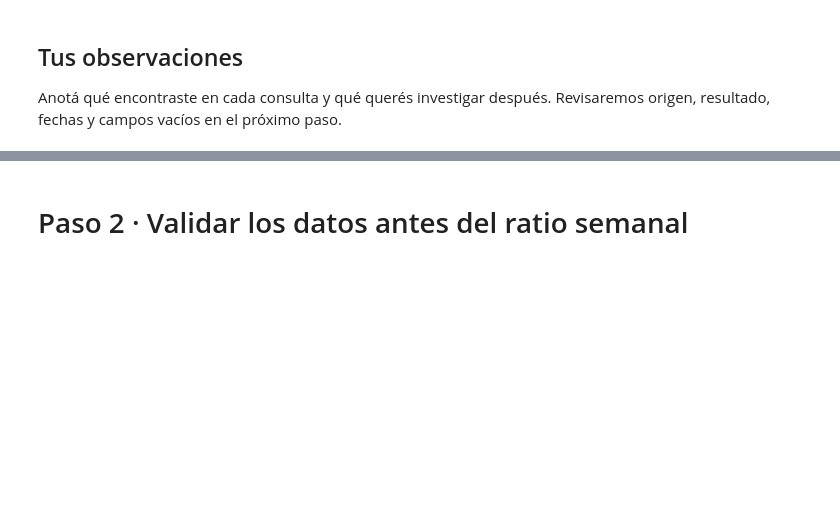
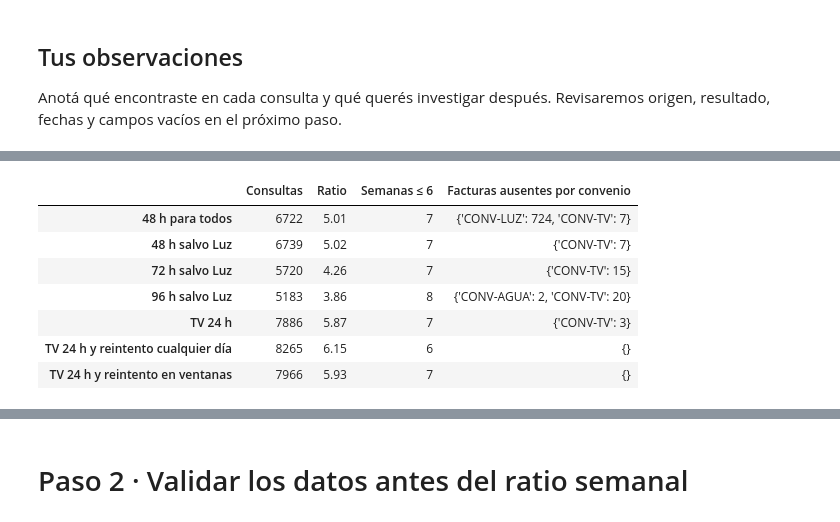
Before and after one commit to DaianaSep/tapi_Challenge, a Jupyter notebook: 01_exploracion_datos.ipynb, the cells around one changed output, grey strips where cells are left out. Cells and saved outputs as stored; diff of their text form; code cells hidden in the pictures; blank space fills up the shorter version.

```diff
--- a/01_exploracion_datos.ipynb
+++ b/01_exploracion_datos.ipynb
@@ -149,0 +289,57 @@ Anotá qué encontraste en cada consulta y qué querés investigar después. Rev
+# %%
+def leer(nombre):
+    with (Path("data") / nombres[nombre]).open() as archivo:
+        return list(csv.DictReader(archivo))
+
+consultas_delta = [r for r in leer("consultas") if r["proveedor"] == "deltapay"]
+convenios = sorted({r["convenio"] for r in consultas_delta})
+pagos_delta = [r for r in leer("pagos") if r["convenio"] in convenios]
+
+def evaluar(intervalo, luz_historica=True, tv=None, ventanas=None, reintento_dias=()):
+    consultas_semana, pagos_semana = Counter(), Counter()
+    primeras, detecciones = {}, {}
+    for convenio in convenios:
+        cc = [r for r in consultas_delta if r["convenio"] == convenio]
+        pp = [r for r in pagos_delta if r["convenio"] == convenio]
+        horas = tv if convenio == "CONV-TV" and tv is not None else intervalo
+        dias = reintento_dias if convenio == "CONV-TV" else ()
+        semanas, original, retenida, _ = simular_estado(cc, pp, horas, ventanas, dias)
+        sin_cambios = luz_historica and convenio == "CONV-LUZ"
+        primeras.update(original)
+        detecciones.update(original if sin_cambios else retenida)
+        for semana, datos in semanas.items():
+            consultas_semana[semana] += datos["observadas"] if sin_cambios else datos["ejecutadas"] + datos["revalidaciones"]
+            pagos_semana[semana] += datos["pagos"]
+    return consultas_semana, pagos_semana, primeras, detecciones
+
+def resumir(resultado, desde, hasta, desde_facturas, hasta_facturas):
+    consultas, pagos, primeras, detecciones = resultado
+    semanas = [s for s in sorted(pagos) if desde <= s <= hasta]
+    q, p = sum(consultas[s] for s in semanas), sum(pagos[s] for s in semanas)
+    ausentes = Counter(k[1] for k,t in primeras.items()
+                       if desde_facturas <= t.date() <= hasta_facturas and k not in detecciones)
+    return q, round(q/p, 2), sum(0 < pagos[s] and consultas[s] <= 6*pagos[s] for s in semanas), dict(ausentes)
+
+base = evaluar(48)
+periodo = (date(2026,8,3), date(2026,10,19), date(2026,8,3), date(2026,10,25))
+escenarios = {
+    "48 h para todos": evaluar(48, luz_historica=False),
+    "48 h salvo Luz": base,
+    "72 h salvo Luz": evaluar(72),
+    "96 h salvo Luz": evaluar(96),
+    "TV 24 h": evaluar(48, tv=24),
+    "TV 24 h y reintento cualquier día": evaluar(48, tv=24, reintento_dias=range(1,32)),
+    "TV 24 h y reintento en ventanas": evaluar(48, tv=24, reintento_dias={5,6,7,20,21,22,23,24}),
+}
+import pandas as pd
+pd.DataFrame({nombre: resumir(r, *periodo) for nombre,r in escenarios.items()},
+             index=["Consultas", "Ratio", "Semanas ≤ 6", "Facturas ausentes por convenio"]).T
+# %% [output]
+|  | Consultas | Ratio | Semanas ≤ 6 | Facturas ausentes por convenio |
+| 48 h para todos | 6722 | 5.01 | 7 | {'CONV-LUZ': 724, 'CONV-TV': 7} |
+| 48 h salvo Luz | 6739 | 5.02 | 7 | {'CONV-TV': 7} |
+| 72 h salvo Luz | 5720 | 4.26 | 7 | {'CONV-TV': 15} |
+| 96 h salvo Luz | 5183 | 3.86 | 8 | {'CONV-AGUA': 2, 'CONV-TV': 20} |
+| TV 24 h | 7886 | 5.87 | 7 | {'CONV-TV': 3} |
+| TV 24 h y reintento cualquier día | 8265 | 6.15 | 6 | {} |
+| TV 24 h y reintento en ventanas | 7966 | 5.93 | 7 | {} |
```
Also changed, not shown: parts of 22 cells of this notebook.
